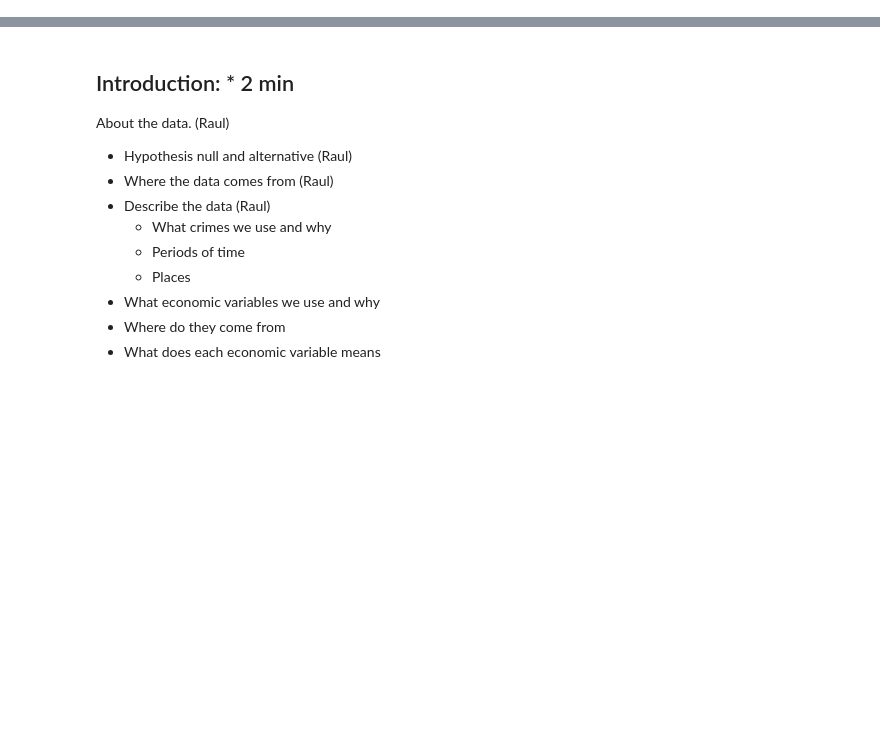
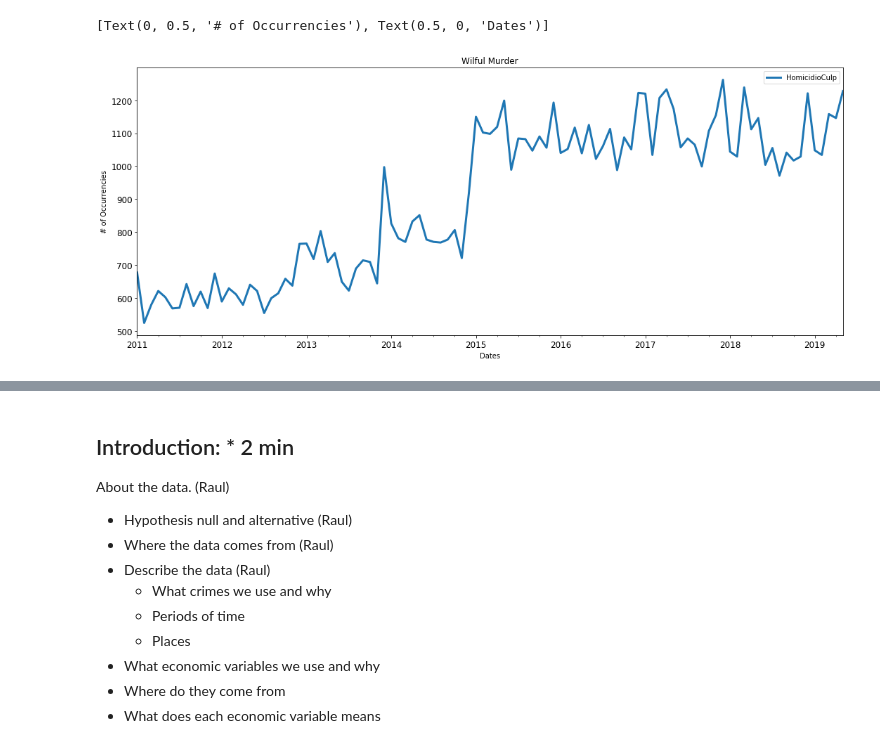
Before and after one commit to GutzCarlos/Project-1, a Jupyter notebook: Presentation Outline.ipynb, the cells around one changed output, grey strips where cells are left out. Saved outputs shown, nothing was run; the diff lists cells and outputs as text; code cells hidden in the pictures; blank space fills up the shorter version.

```diff
--- a/Presentation Outline.ipynb
+++ b/Presentation Outline.ipynb
@@ -6,0 +96,9 @@ As part of the public politics that could be applied to help the crime rate, we
+# %%
+title = 'Wilful Murder'
+xseries = 'Dates'
+yseries = '# of Occurrencies'
+ax = df_delitos[['HomicidioCulp']].plot(figsize=(18,7), title=title, lw='3',fontsize=12)
+ax.set(ylabel = yseries, xlabel = xseries)
+# %% [output]
+[Text(0, 0.5, '# of Occurrencies'), Text(0.5, 0, 'Dates')]
+[figure, added]
```
Also changed, not shown: parts of 25 cells of this notebook.
